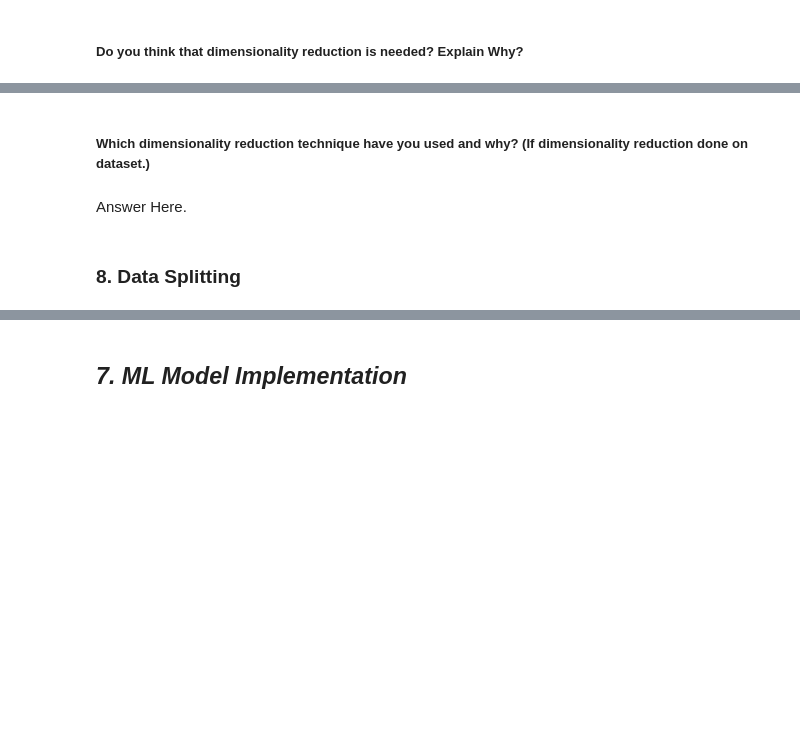
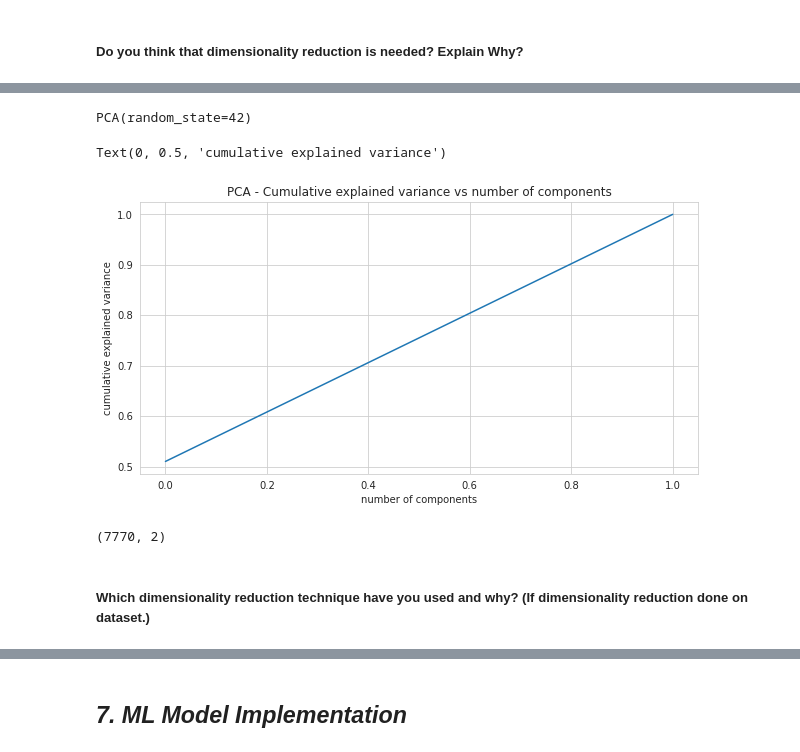
Before and after one commit to Kaushaljha488/NETFLIX_MOVIES_AND_TV_SHOWS_CLUSTERING, a Jupyter notebook: Kaushal_NETFLIX_MOVIES_AND_TV_SHOWS_CLUSTERING.ipynb, the cells around one changed output, grey strips where cells are left out. Drawn from its saved outputs; the diff is of its cells as text; code cells hidden in the pictures; blank space fills up the shorter version.

```diff
--- a/Kaushal_NETFLIX_MOVIES_AND_TV_SHOWS_CLUSTERING.ipynb
+++ b/Kaushal_NETFLIX_MOVIES_AND_TV_SHOWS_CLUSTERING.ipynb
@@ -856,0 +922,10 @@ df1=df.copy()
+# %%
+# Normalizing Text (i.e., Stemming, Lemmatization etc.)
+# create an object of stemming function :
+stemmer = SnowballStemmer("english")
+
+def stemming(text):
+    '''a function which stems each word in the given text'''
+    text = [stemmer.stem(word) for word in text.split()]
+    return " ".join(text)
+df1['clustering_attributes'] = df1['clustering_attributes'].apply(stemming)
@@ -856,0 +936,4 @@ df1=df.copy()
+# %%
+df1['Length(listed_in)'] =df1['listed_in'].apply(lambda x: len(x))
+df1['Length(description)'] =df1['description'].apply(lambda x: len(x))
+df1.head()
@@ -900,0 +975,17 @@ Answer Here.
+# %%
+# Scaling your data
+X_features =df1[['Length(description)','Length(listed_in)']]
+stdscaler = preprocessing.StandardScaler()
+print(X_features.describe())
+X=stdscaler.fit_transform(X_features) #Rescaled X
+silhouette_score_ = [  ]
+range_n_clusters = [i for i in range(2,16)]
+#Finding Silhouette Score
+for n_clusters in range_n_clusters:
+    clusterer = KMeans(n_clusters=n_clusters)
+    preds = clusterer.fit_predict(X)
+    centers = clusterer.cluster_centers_
+
+    score = silhouette_score(X, preds)
+    silhouette_score_.append([int(n_clusters) , round(score , 2)])
+    print("For n_clusters = {}, silhouette score is {}".format(n_clusters, score))
@@ -909,8 +1028,26 @@ Answer Here.
 # %%
 # DImensionality Reduction (If needed)
+pca = PCA(random_state=42)
+pca.fit(X)
+# %% [output]
+PCA(random_state=42)
+# %%
+#Variance vs number of componets
+plt.figure(figsize=(10,5))
+plt.plot(np.cumsum(pca.explained_variance_ratio_))
+plt.title('PCA - Cumulative explained variance vs number of components')
+plt.xlabel('number of components')
+plt.ylabel('cumulative explained variance')
+# %% [output]
+Text(0, 0.5, 'cumulative explained variance')
+[figure, added]
+# %%
+# Reducing the dimensions using pca
+pca = PCA(n_components=2,random_state=42)
+pca.fit(X)
+x_pca = pca.transform(X)
+x_pca.shape
+# %% [output]
+(7770, 2)
 # %% [markdown]
 ##### Which dimensionality reduction technique have you used and why? (If dimensionality reduction done on dataset.)
-# %% [markdown]
-Answer Here.
-# %% [markdown]
-### 8. Data Splitting
```
Also changed, not shown: parts of 66 cells of this notebook.
